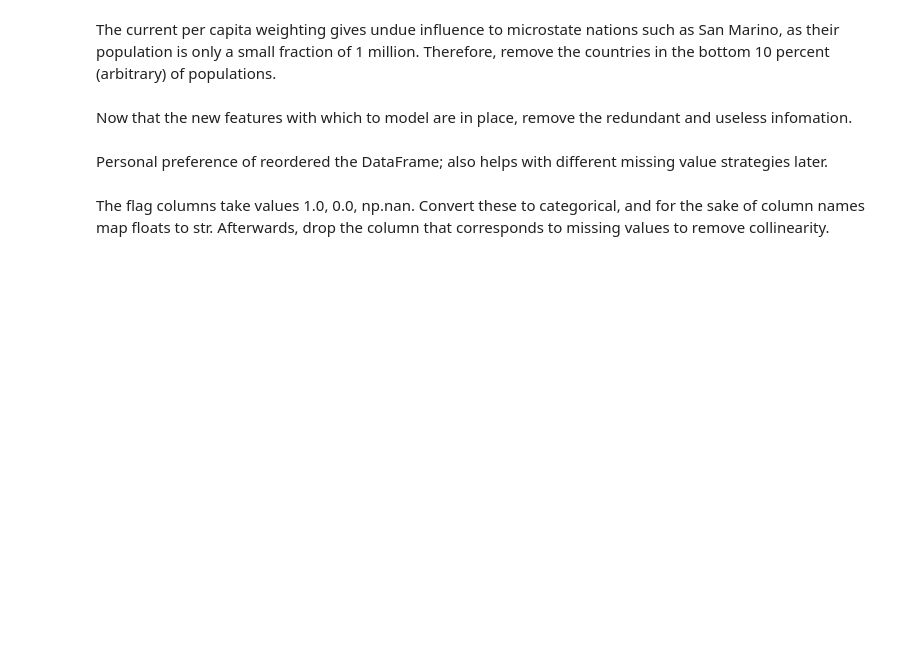
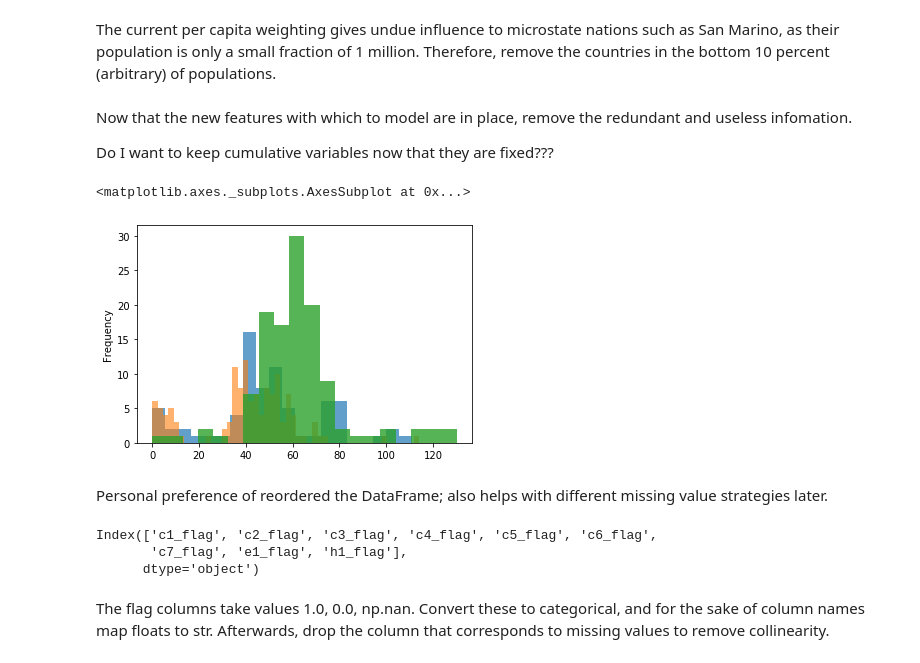
Before and after one commit to mgudorf/datsci, a Jupyter notebook: capstone2/COVID19_data_cleaning_and_exploration.ipynb, the cells around one changed output. Cells and saved outputs as stored; diff of their text form; code cells hidden in the pictures; blank space fills up the shorter version.

```diff
--- a/capstone2/COVID19_data_cleaning_and_exploration.ipynb
+++ b/capstone2/COVID19_data_cleaning_and_exploration.ipynb
@@ -886,21 +847,26 @@ Fixing the deaths column feature
+# %%
+eda_data.loc[eda_data.new_cases_owid<0, 'new_cases_owid'] = 0
+eda_data.loc[eda_data.new_tests_owid<0, 'new_tests_owid'] = 0
+eda_data.loc[eda_data.new_deaths_owid<0, 'new_deaths_owid'] = 0
 # %%
 # Already have a good "new tests" feature, so do not need to compute differences
-df.loc[:, 'new_tests_weighted'] = (df.iloc[:,10].fillna(0) / (df.population/1000000.)).values
+df.loc[:, 'new_tests_weighted'] = (eda_data.loc[df.index,'new_tests_owid'].fillna(0)/per_million_population).values
 
 # Already have a good "new cases" feature, so do not need to compute differences
-df.loc[:, 'new_cases_weighted'] =  (df.iloc[:,6].fillna(0)/ (df.population/1000000.)).values
+df.loc[:, 'new_cases_weighted'] =  (eda_data.loc[df.index,'new_cases_owid'].fillna(0)/per_million_population).values
 
 # Create a number of deaths feature, there are multiple with the same name, hence the reason 'ind' is calculated
 # for groupby later on
-multi_deaths_temp = df.set_index(['time_index','location'])
-# assuming that the best "deaths" reporting has least number of missing values.
-ind = multi_deaths_temp.loc[:, column_search(multi_deaths_temp, 'deaths')].isna().sum().argmin()
-# the best column with time, location multiindex.
-deaths_temp = multi_deaths_temp.iloc[:, column_search(multi_deaths_temp, 'deaths', return_style='iloc')[ind]]
-corrected_deaths_temp = fix_incorrect_decrease(deaths_temp.reset_index(), 'deaths')
-death_values_to_weight = corrected_deaths_temp.set_index(['time_index', 'location']).groupby(level=1).diff(1).fillna(0)#.values
-df.loc[:, 'new_deaths_weighted']  =  (death_values_to_weight.values.ravel() / (df.population.values/1000000.))
 
-# Create a number-of-newly-recovered. This is already what "recovered" feature contains.
-df.loc[:, 'new_recovered_weighted'] = (df.recovered / (df.population/1000000.)).values
+# # assuming that the best "deaths" reporting has least number of missing values.
+# ind = multi_temp.loc[:, column_search(multi_temp, 'deaths')].isna().sum().argmin()
+# # the best column with time, location multiindex.
+# deaths_temp = multi_temp.iloc[:, column_search(multi_temp, 'deaths', return_style='iloc')[ind]]
+# corrected_deaths_temp = fix_incorrect_decrease(deaths_temp.reset_index(), 'deaths')
+# death_values_to_weight = corrected_deaths_temp.set_index(['time_index', 'location']).groupby(level=1).diff(1).fillna(0)#.values
+df.loc[:, 'new_deaths_weighted']  =  (eda_data.loc[df.index,'new_deaths_owid'].fillna(0) / per_million_population)
+
+df = fix_incorrect_decrease(df, 'recovered')
+df.loc[:, 'new_recovered_weighted'] = (df.set_index(['time_index','location']).recovered.groupby(
+                                            level=1).diff(1).fillna(0).values / per_million_population.values)
 # %% [output]
@@ -1012,5 +903,18 @@ plt.legend(loc=(1,0))
 # %% [markdown]
 Now that the new features with which to model are in place, remove the redundant and useless infomation.
+
+Do I want to keep cumulative variables now that they are fixed???
+# %%
+first_dates_temp = df.replace(to_replace=0., value=np.nan)
+first_tests = df.loc[first_dates_temp.total_tests.dropna().index,:].groupby('location').time_index.min()
+first_cases =  df.loc[first_dates_temp.total_cases.dropna().index,:].groupby('location').time_index.min()
+first_deaths = df.loc[first_dates_temp.total_deaths.dropna().index,:].groupby('location').time_index.min()
+first_tests.plot.hist(alpha=0.7, bins=20)
+first_cases.plot.hist(alpha=0.6, bins=50)
+first_deaths.plot.hist(alpha=0.8, bins=20)
+# %% [output]
+<matplotlib.axes._subplots.AxesSubplot at 0x...>
+[figure, added]
 # %%
 df_pruned = df.drop(columns=(redundant_death_columns.tolist()
                          + redundant_test_columns.tolist()
@@ -1050,3 +950,9 @@ df_pruned
+# %%
+column_search(df_pruned,'flag')
+# %% [output]
+Index(['c1_flag', 'c2_flag', 'c3_flag', 'c4_flag', 'c5_flag', 'c6_flag',
+       'c7_flag', 'e1_flag', 'h1_flag'],
+      dtype='object')
 # %%
 df_reorder = df_pruned.loc[:, indexers
                               +log_new_weighted_quantity_features
```
Also changed, not shown: parts of 124 cells of this notebook, 8 other files.
